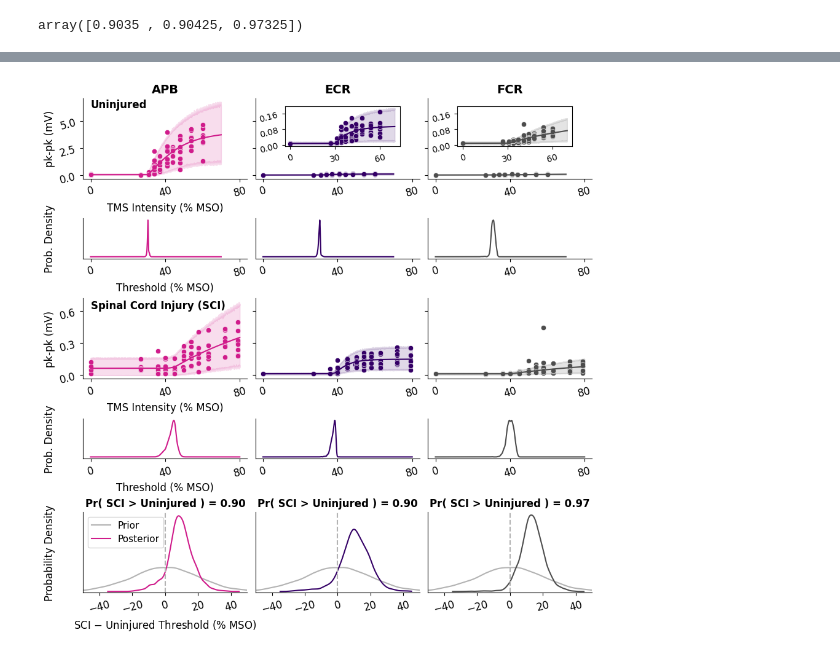
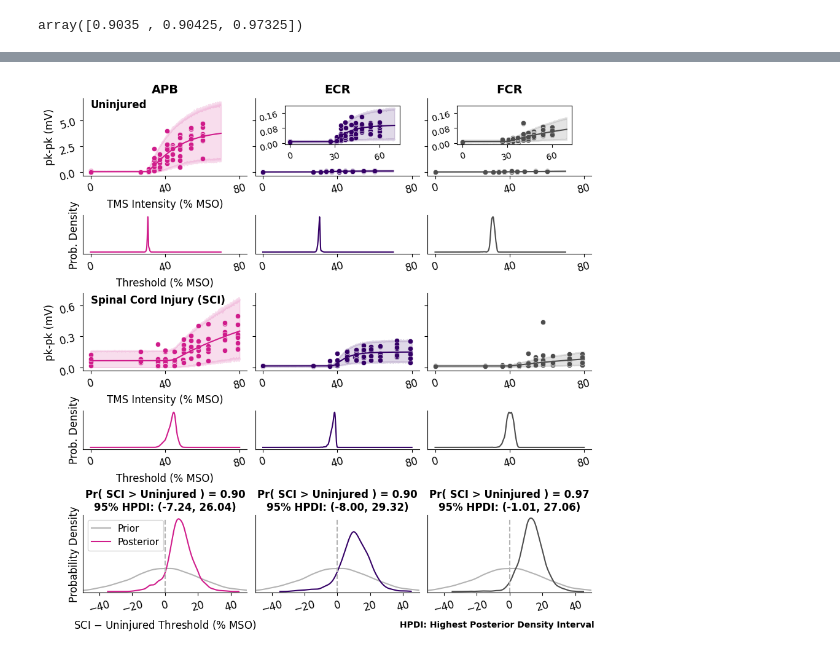
Before and after one commit to hbmep/hbmep-paper, a Jupyter notebook: notebooks/tms/group-comparison/figure.ipynb, the cells around one changed output, grey strips where cells are left out. Cells and saved outputs as stored; diff of their text form; code cells hidden in the pictures.

Commit message:
remake figure

```diff
--- a/notebooks/tms/group-comparison/figure.ipynb
+++ b/notebooks/tms/group-comparison/figure.ipynb
@@ -192,10 +201,10 @@ for muscle_ind in range(model.n_response):
     # ax.plot(x_grid, density, color=color, label="Posterior")
 
     prob = (samples > 0).mean()
-    ax.set_title(f"Pr( SCI > Uninjured ) = {prob:.2f}", fontweight="bold", size=12)
+    ax.set_title(f"Pr( SCI > Uninjured ) = {prob:.2f}\n95% HPDI: ({hdi[muscle_ind, 0]:.2f}, {hdi[muscle_ind, 1]:.2f})", fontweight="bold", size=12)
     ax.sharex(axes[4, 0])
     ax.sharey(axes[4, 0])
-    ax.axvline(x=0, color=prior_color, linestyle="--")
+    ax.axvline(x=0, color=prior_color, ymax=.95, linestyle="--")
 
 for i in range(nrows):
     for j in range(ncols):
@@ -296,8 +305,12 @@ ax.legend(loc="upper left", fontsize=11)
 rec_ins[1].sharex(rec_ins[0])
 rec_ins[1].sharey(rec_ins[0])
 
+ax = axes[-1, 0]
+fig.text(1, 0.01, "HPDI: Highest Posterior Density Interval", size=10, ha="right", va="bottom", fontweight="bold")
+
 fig.align_xlabels()
-fig.align_ylabels()
+fig.align_ylabels(axes[[0, 2], :])
+fig.align_ylabels(axes[[1, 3, 4], :])
 
 dest = os.path.join(BUILD_DIR, "sci-uninjured.svg")
 fig.savefig(dest, dpi=600)
@@ -309 +322 @@ logger.info(f"Saved figure to {dest}")
-[figure, old version]
+[figure, new version]
```
Also changed, not shown: parts of 6 cells of this notebook.
